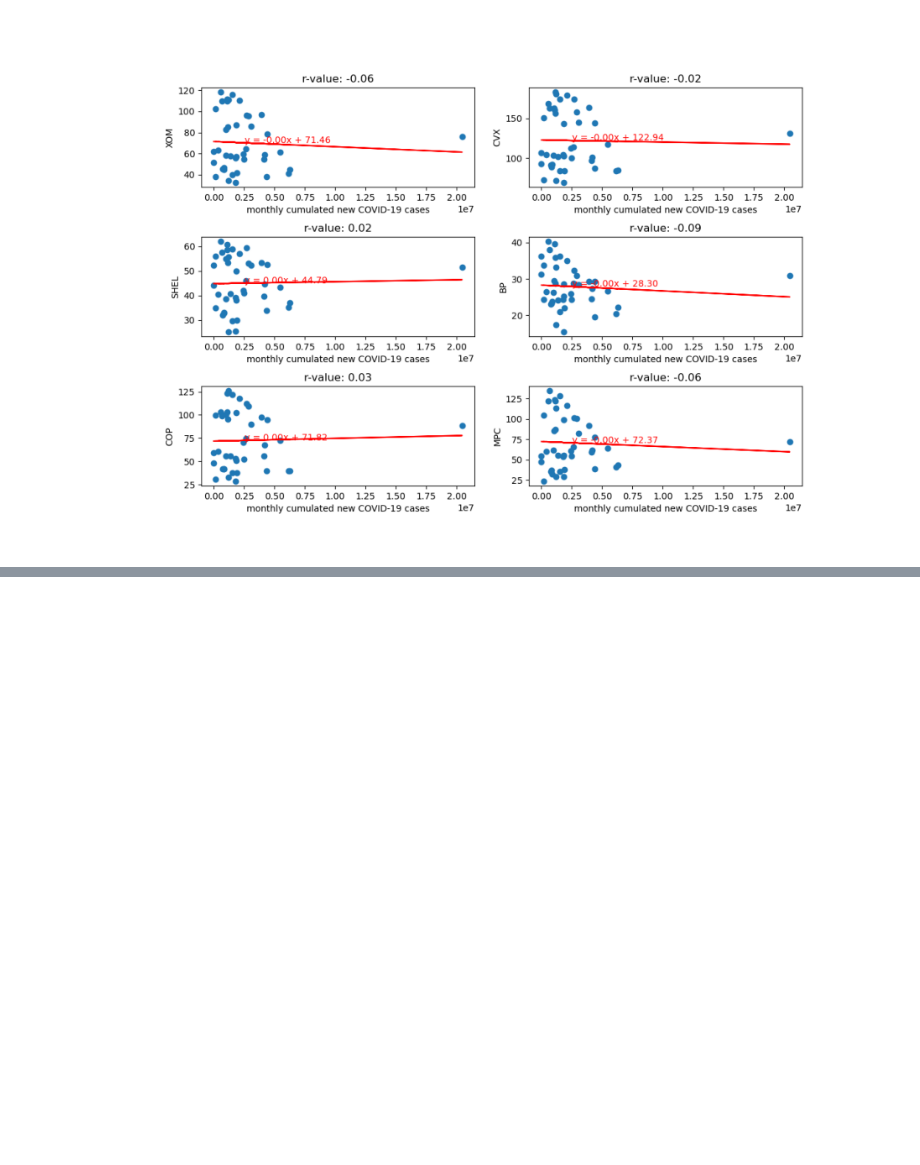
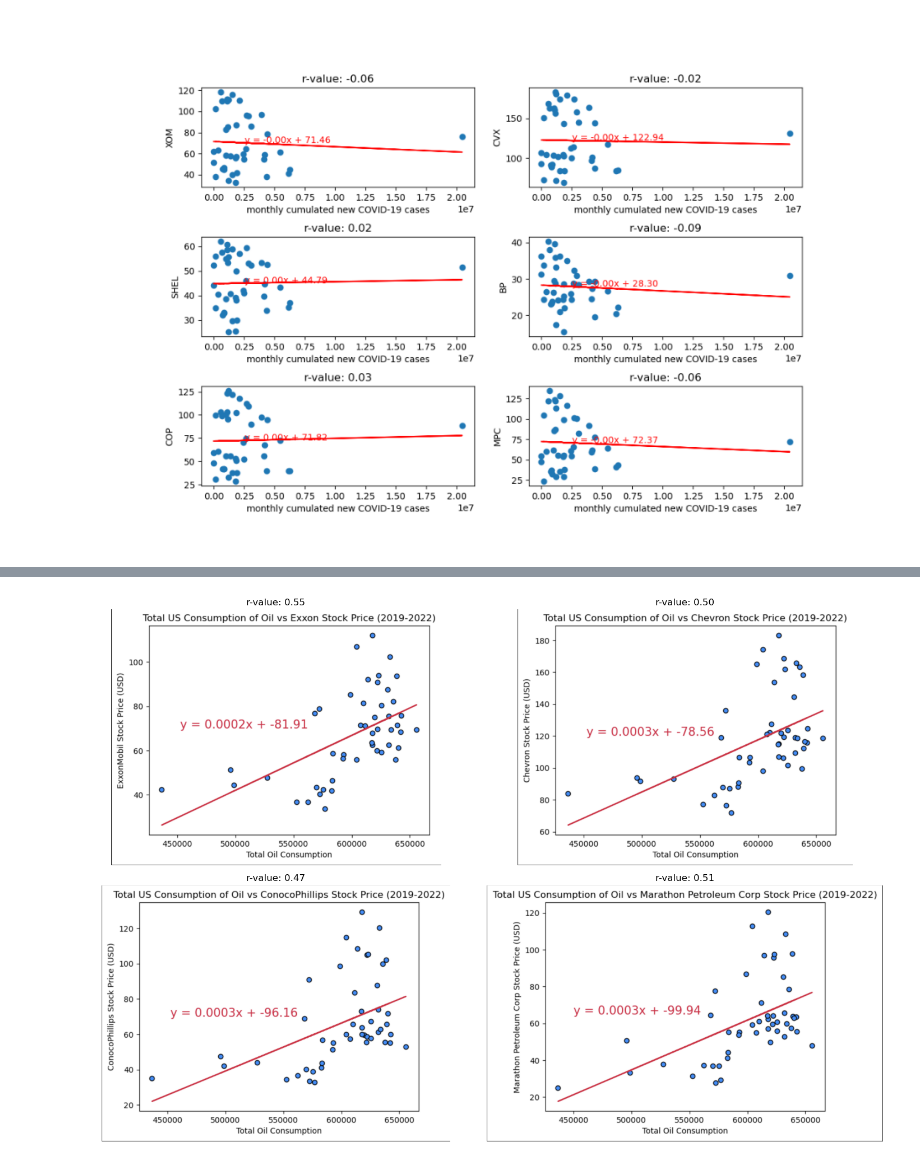
Before and after one commit to SIWhang213/Project-1-group-4, a Jupyter notebook: presentation_group4_draft.ipynb, the cells around one changed output, grey strips where cells are left out. Saved outputs shown, nothing was run; the diff lists cells and outputs as text; code cells hidden in the pictures; blank space fills up the shorter version.

```diff
--- a/presentation_group4_draft.ipynb
+++ b/presentation_group4_draft.ipynb
@@ -159,0 +180,34 @@ plt.show()
+# %%
+image_path_8 = "Oil vs Stock/Images/xom_scatter.png"
+image_path_9 = "Oil vs Stock/Images/cvx_scatter.png"
+image_path_10 = "Oil vs Stock/Images/cop_scatter.png"
+image_path_11 = "Oil vs Stock/Images/mpc_scatter.png"
+
+plt.figure(figsize=(15,10))
+plt.subplot(2,2,1)
+loaded_image = mpimg.imread(image_path_8)
+plt.imshow(loaded_image)
+plt.title('r-value: 0.55')
+plt.axis('off')
+
+plt.subplot(2,2,2)
+loaded_image = mpimg.imread(image_path_9)
+plt.imshow(loaded_image)
+plt.title('r-value: 0.50')
+plt.axis('off')
+
+plt.subplot(2,2,3)
+loaded_image = mpimg.imread(image_path_10)
+plt.imshow(loaded_image)
+plt.title('r-value: 0.47')
+plt.axis('off')
+
+plt.subplot(2,2,4)
+loaded_image = mpimg.imread(image_path_11)
+plt.imshow(loaded_image)
+plt.title('r-value: 0.51')
+plt.axis('off')
+plt.tight_layout()
+plt.show()
+# %% [output]
+[figure, added]
```
Also changed, not shown: parts of 3 cells of this notebook.
